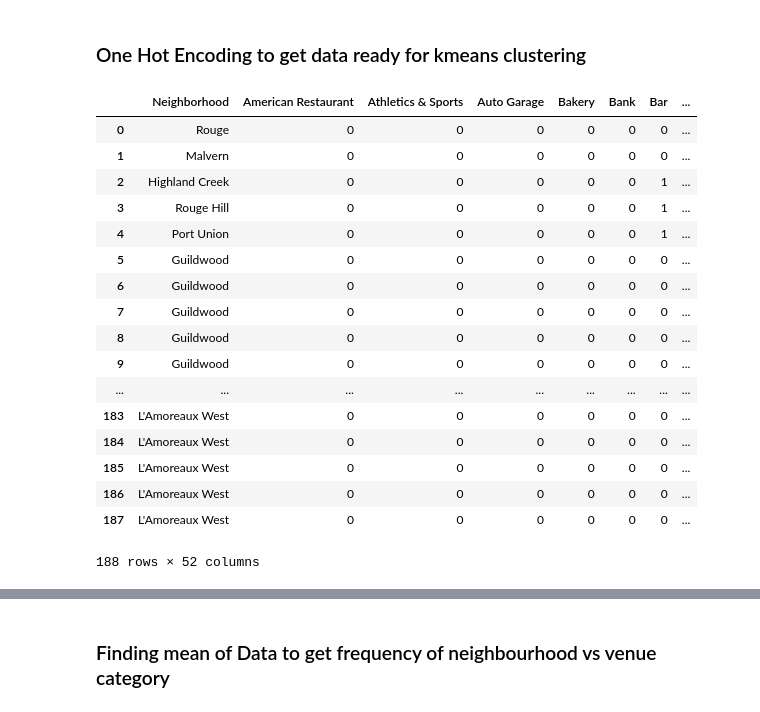
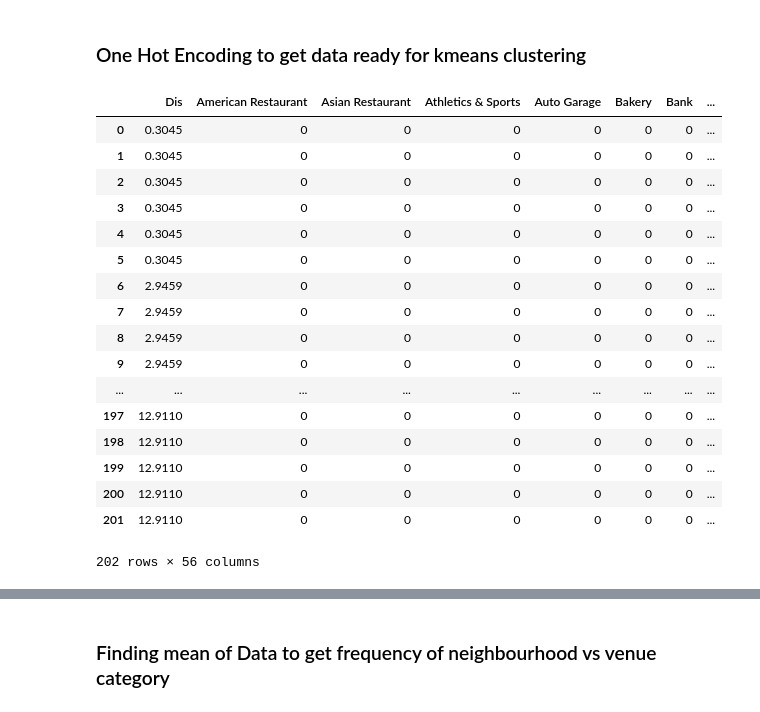
Before and after one commit to aayush860/Coursera_Capstone, a Jupyter notebook: Coursera_Capstone.ipynb, the cells around one changed output, grey strips where cells are left out. Saved outputs shown, nothing was run; the diff lists cells and outputs as text; code cells hidden in the pictures.

```diff
--- a/Coursera_Capstone.ipynb
+++ b/Coursera_Capstone.ipynb
@@ -244,0 +302,25 @@ scarborough_venues.head()
+# %%
+l1=[]
+l2=[]
+from geopy.distance import great_circle
+highland_creek=(43.782533,-79.163085)
+for x in range(0,scarborough_venues.shape[0]):
+    to_dis=(scarborough_venues['Neighborhood Latitude'].iloc[x],scarborough_venues['Neighborhood Longitude'].iloc[x])
+    act_dis=great_circle(highland_creek,to_dis)
+    l1.append([scarborough_venues['Neighborhood'].iloc[x]])
+    l2.append(float(str(act_dis)[0:6]))
+ndf=pd.DataFrame({'Neighborhood':l1,'Dis':l2})
+ndf['Neighborhood']=ndf['Neighborhood'].apply(''.join)
+ndf=ndf.sort_values(['Dis']).reset_index(drop=True)
+ndf
+
+try:
+    scarborough_venues=scarborough_venues.drop(columns='Dis')
+except:
+    pass
+scarborough_venues['Dis'] = l2
+scarborough_venues=scarborough_venues.sort_values(['Dis']).reset_index(drop=True)
+scarborough_venues
+
+scarborough_grouped_data = scarborough_venues.groupby('Dis').mean()
+scarborough_grouped_data
@@ -245,32 +384,33 @@ scarborough_venues.head()
 # %% [markdown]
 ### One Hot Encoding to get data ready for kmeans clustering
 # %%
+#########################################
 scarborough_onehot = pd.get_dummies(scarborough_venues[['Venue Category']], prefix="", prefix_sep="")
 
 # add neighborhood column back to dataframe
-scarborough_onehot['Neighborhood'] = scarborough_venues['Neighborhood']
+scarborough_onehot['Dis'] = scarborough_venues['Dis']
 
 # move neighborhood column to the first column
 fixed_columns = [scarborough_onehot.columns[-1]] + list(scarborough_onehot.columns[:-1])
 scarborough_onehot = scarborough_onehot[fixed_columns]
 
 scarborough_onehot
 # %% [output]
-|  | Neighborhood | American Restaurant | Athletics & Sports | Auto Garage | Bakery | Bank | Bar | ... |
-| 0 | Rouge | 0 | 0 | 0 | 0 | 0 | 0 | ... |
-| 1 | Malvern | 0 | 0 | 0 | 0 | 0 | 0 | ... |
-| 2 | Highland Creek | 0 | 0 | 0 | 0 | 0 | 1 | ... |
-| 3 | Rouge Hill | 0 | 0 | 0 | 0 | 0 | 1 | ... |
-| 4 | Port Union | 0 | 0 | 0 | 0 | 0 | 1 | ... |
-| 5 | Guildwood | 0 | 0 | 0 | 0 | 0 | 0 | ... |
-| 6 | Guildwood | 0 | 0 | 0 | 0 | 0 | 0 | ... |
-| 7 | Guildwood | 0 | 0 | 0 | 0 | 0 | 0 | ... |
-| 8 | Guildwood | 0 | 0 | 0 | 0 | 0 | 0 | ... |
-| 9 | Guildwood | 0 | 0 | 0 | 0 | 0 | 0 | ... |
+|  | Dis | American Restaurant | Asian Restaurant | Athletics & Sports | Auto Garage | Bakery | Bank | ... |
+| 0 | 0.3045 | 0 | 0 | 0 | 0 | 0 | 0 | ... |
+| 1 | 0.3045 | 0 | 0 | 0 | 0 | 0 | 0 | ... |
+| 2 | 0.3045 | 0 | 0 | 0 | 0 | 0 | 0 | ... |
+| 3 | 0.3045 | 0 | 0 | 0 | 0 | 0 | 0 | ... |
+| 4 | 0.3045 | 0 | 0 | 0 | 0 | 0 | 0 | ... |
+| 5 | 0.3045 | 0 | 0 | 0 | 0 | 0 | 0 | ... |
+| 6 | 2.9459 | 0 | 0 | 0 | 0 | 0 | 0 | ... |
+| 7 | 2.9459 | 0 | 0 | 0 | 0 | 0 | 0 | ... |
+| 8 | 2.9459 | 0 | 0 | 0 | 0 | 0 | 0 | ... |
+| 9 | 2.9459 | 0 | 0 | 0 | 0 | 0 | 0 | ... |
 | ... | ... | ... | ... | ... | ... | ... | ... | ... |
-| 183 | L'Amoreaux West | 0 | 0 | 0 | 0 | 0 | 0 | ... |
-| 184 | L'Amoreaux West | 0 | 0 | 0 | 0 | 0 | 0 | ... |
-| 185 | L'Amoreaux West | 0 | 0 | 0 | 0 | 0 | 0 | ... |
-| 186 | L'Amoreaux West | 0 | 0 | 0 | 0 | 0 | 0 | ... |
-| 187 | L'Amoreaux West | 0 | 0 | 0 | 0 | 0 | 0 | ... |
+| 197 | 12.9110 | 0 | 0 | 0 | 0 | 0 | 0 | ... |
+| 198 | 12.9110 | 0 | 0 | 0 | 0 | 0 | 0 | ... |
+| 199 | 12.9110 | 0 | 0 | 0 | 0 | 0 | 0 | ... |
+| 200 | 12.9110 | 0 | 0 | 0 | 0 | 0 | 0 | ... |
+| 201 | 12.9110 | 0 | 0 | 0 | 0 | 0 | 0 | ... |
-188 rows × 52 columns
+202 rows × 56 columns
```
Also changed, not shown: parts of 45 cells of this notebook.
